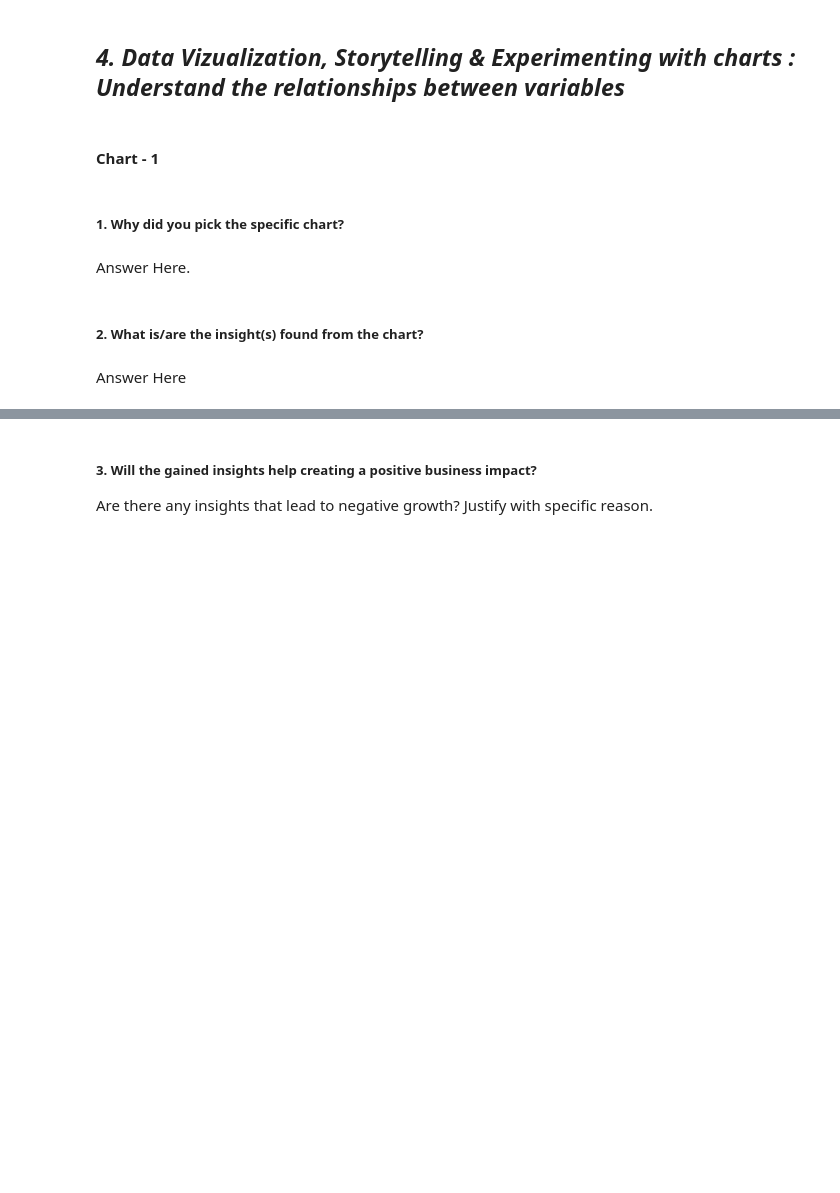
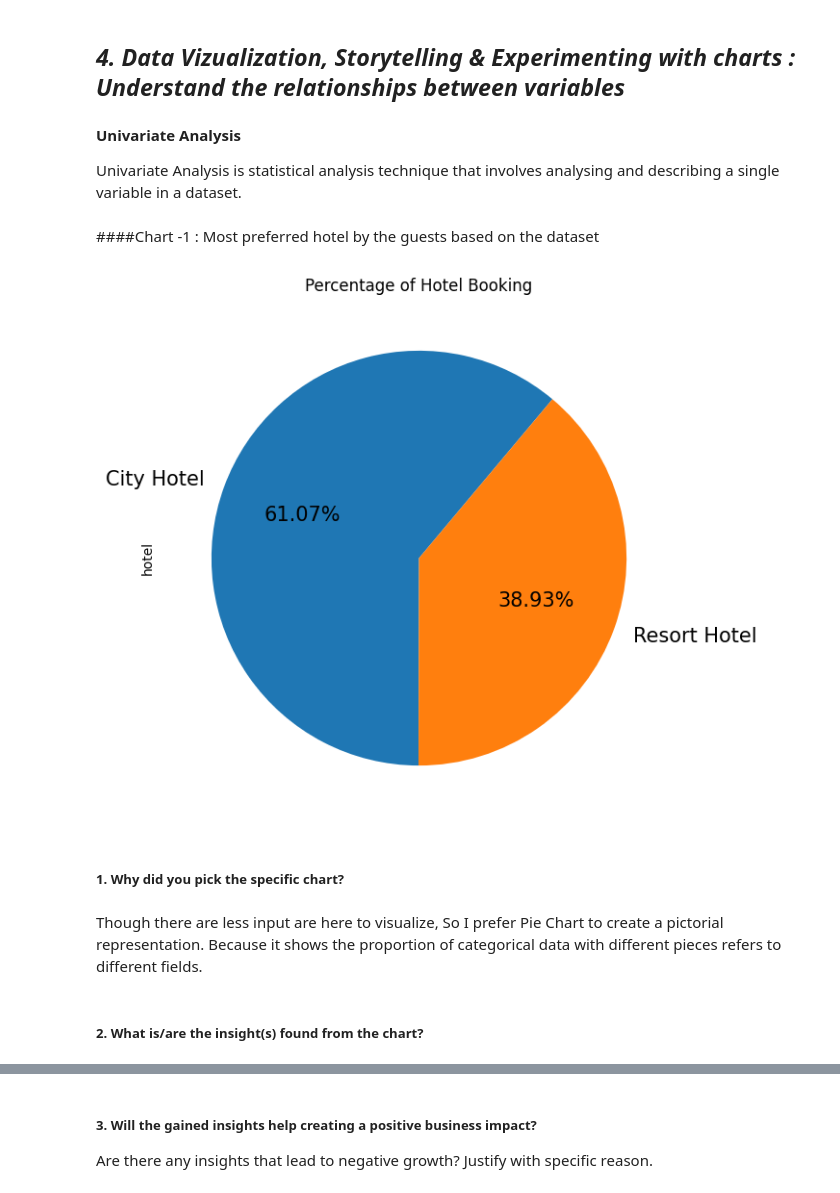
Before and after one commit to Rooban-Jeyasundar/EDA-Project, a Jupyter notebook: EDA_Submission_of_Hotel_Booking_Analysis.ipynb, the cells around one changed output, grey strips where cells are left out. Drawn from its saved outputs; the diff is of its cells as text; code cells hidden in the pictures; blank space fills up the shorter version.

Commit message:
Univariate Analysis is done in Hotel Boooking Dataset

```diff
--- a/EDA_Submission_of_Hotel_Booking_Analysis.ipynb
+++ b/EDA_Submission_of_Hotel_Booking_Analysis.ipynb
@@ -464,5 +463,3 @@ Manipulating the dataset to make it ready to analyse and these are some insights
 5. Also some other columns like adr, agents, customer_type which can be used in analysing the data to get required result
 # %% [markdown]
 ## ***4. Data Vizualization, Storytelling & Experimenting with charts : Understand the relationships between variables***
-# %% [markdown]
-#### Chart - 1
@@ -471,8 +466,28 @@ Manipulating the dataset to make it ready to analyse and these are some insights
+# %% [markdown]
+****Univariate Analysis****
+
+Univariate Analysis is statistical analysis technique that involves analysing and describing a single variable in a dataset.
+# %% [markdown]
+####Chart -1 : Most preferred  hotel by the guests based on the dataset
+# %%
+# Chart - 1 visualization
+
+#Checking unique hotel names and also number of unique bookings in each hotels
+
+unique_hotel = hba_df1.hotel.value_counts()
+
+#creating a pie chart
+unique_hotel.plot.pie (figsize =(9,7), autopct='%1.2f%%', fontsize = 15, startangle = 50)
+
+
+#Setting the title and Visualising the chart
+plt.title('Percentage of Hotel Booking')
+plt.show()
+# %% [output]
+[figure, added]
 # %% [markdown]
 ##### 1. Why did you pick the specific chart?
-# %% [markdown]
-Answer Here.
+# %% [markdown]
+Though there are less input are here to visualize, So I prefer Pie Chart to create a pictorial representation. Because it shows the proportion of categorical data with different pieces refers to different fields.
 # %% [markdown]
 ##### 2. What is/are the insight(s) found from the chart?
-# %% [markdown]
-Answer Here
```
Also changed, not shown: parts of 56 cells of this notebook.
